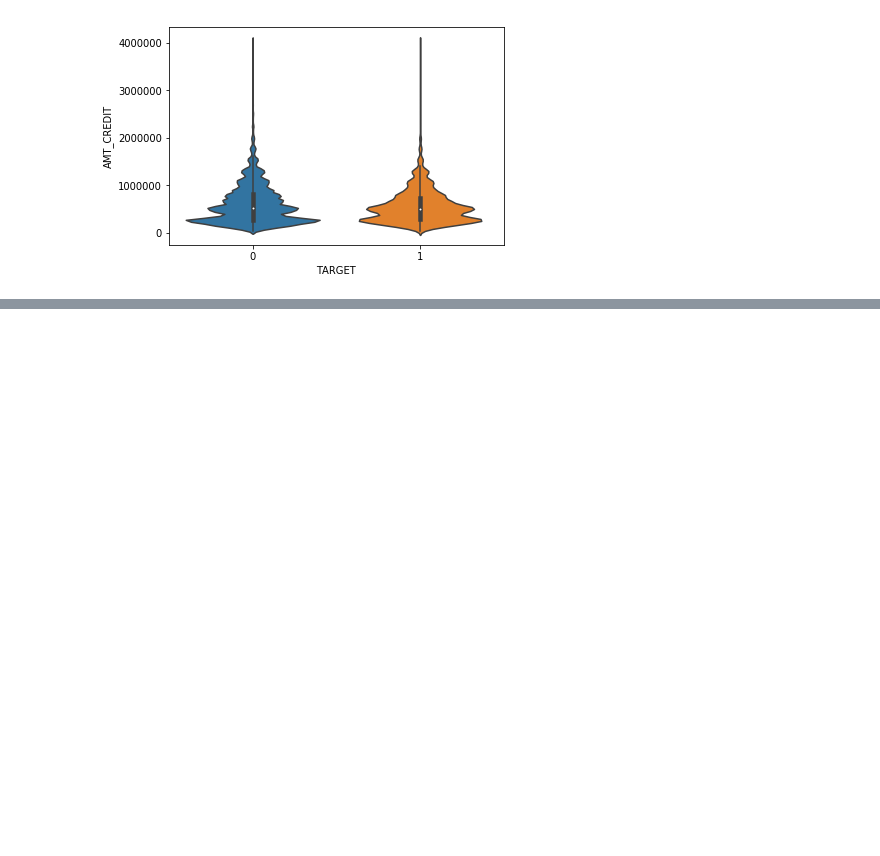
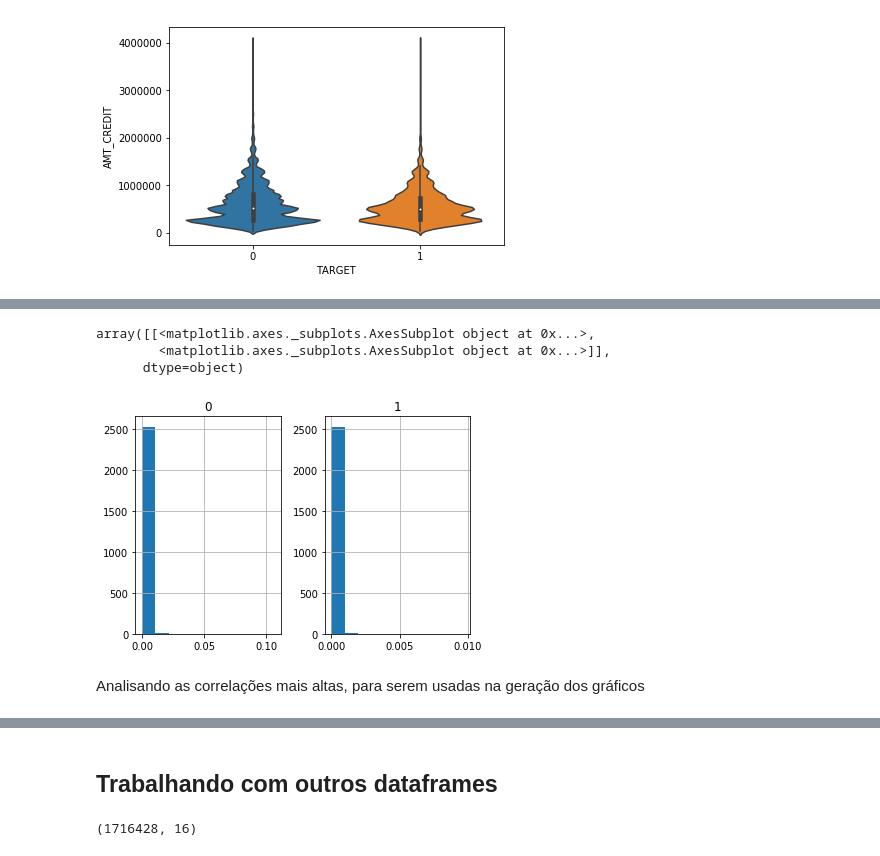
Before and after one commit to ricardoslee/Trabalhos, a Jupyter notebook: AIA/Trabalho1.ipynb, the cells around one changed output, grey strips where cells are left out. Cells and saved outputs as stored; diff of their text form; code cells hidden in the pictures; blank space fills up the shorter version.

```diff
--- a/AIA/Trabalho1.ipynb
+++ b/AIA/Trabalho1.ipynb
@@ -669,3 +697,12 @@ sns.heatmap(pd.crosstab(df40a.TARGET,df40a.AMT_INCOME_TOTAL), cmap=sns.cubehelix
+# %%
+pd.crosstab(df40a.AMT_INCOME_TOTAL,df40a.TARGET,normalize=True).hist(bins=10)
+# %% [output]
+array([[<matplotlib.axes._subplots.AxesSubplot object at 0x...>,
+        <matplotlib.axes._subplots.AxesSubplot object at 0x...>]],
+      dtype=object)
+[figure, added]
+# %% [markdown]
+Analisando as correlações mais altas, para serem usadas na geração dos gráficos
 # %%
 df40a.corr().abs().unstack().sort_values(ascending=False)[97:].head(30)
 # %% [output]
@@ -686,3 +723,5 @@ FLAG_OWN_CAR_N                                     OWN_CAR_AGE
 OWN_CAR_AGE                                        FLAG_OWN_CAR_N                                       0.664080
                                                    FLAG_OWN_CAR_Y                                       0.664080
 dtype: float64
+# %% [markdown]
+## Trabalhando com outros dataframes
@@ -688,0 +730,4 @@ dtype: float64
+# %%
+dfa1_bureau.shape
+# %% [output]
+(1716428, 16)
```
Also changed, not shown: parts of 47 cells of this notebook, 3 other files.
